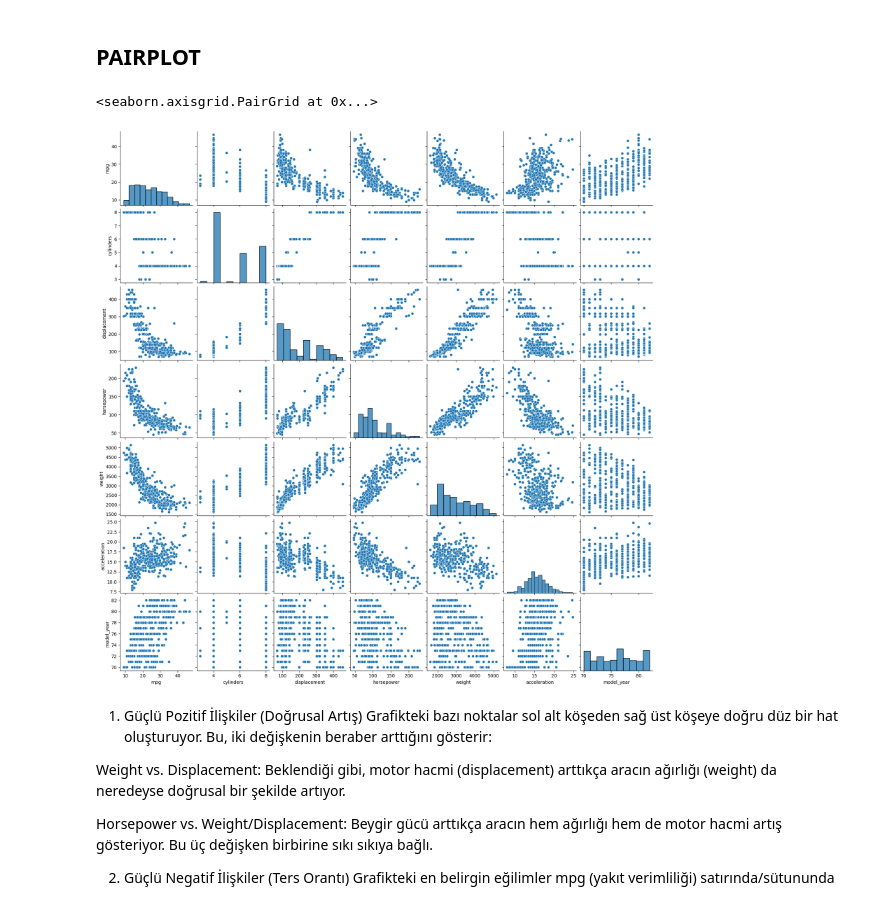
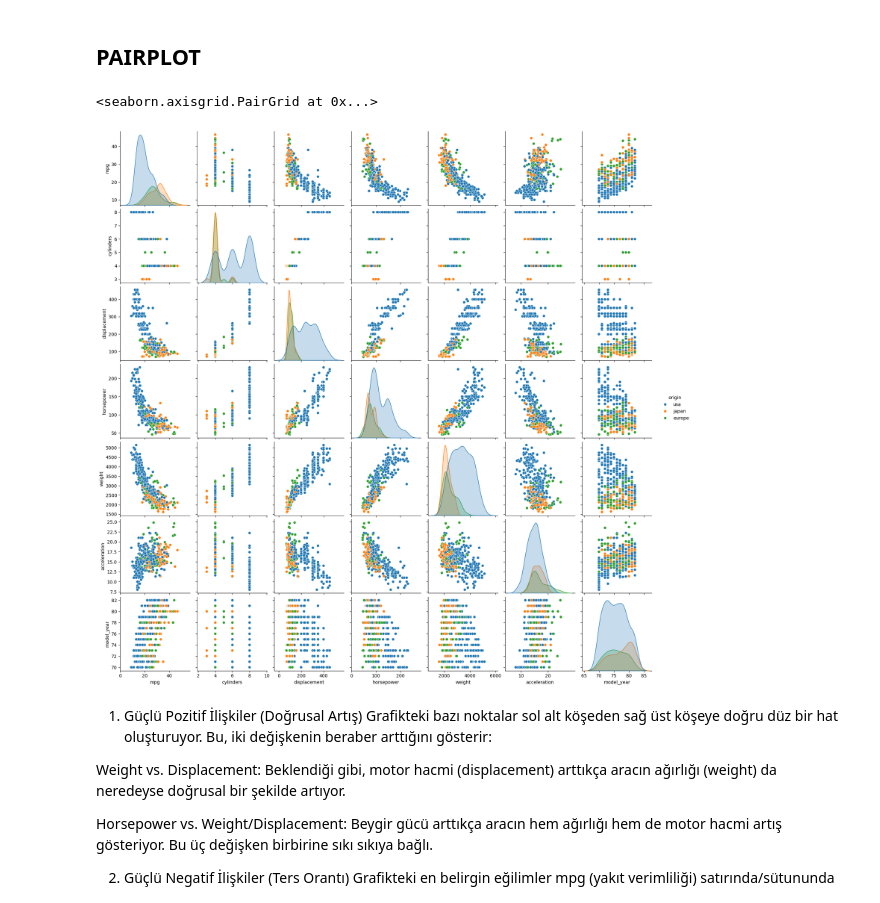
Before and after one commit to JaneBlue-Algorithm/MPG_Machine_Learning_Full_Stack_Project, a Jupyter notebook: project2.ipynb, the cells around one changed output. Cells and saved outputs as stored; diff of their text form; code cells hidden in the pictures.

```diff
--- a/project2.ipynb
+++ b/project2.ipynb
@@ -345,10 +345,10 @@ sns.scatterplot(data = df, x = 'mpg', y = 'horsepower')
 # %% [markdown]
 ## PAIRPLOT
 # %%
-sns.pairplot(df)
+sns.pairplot(df,hue = 'origin')
 # %% [output]
 <seaborn.axisgrid.PairGrid at 0x...>
-[figure, old version]
+[figure, new version]
 # %% [markdown]
 1. Güçlü Pozitif İlişkiler (Doğrusal Artış)
 Grafikteki bazı noktalar sol alt köşeden sağ üst köşeye doğru düz bir hat oluşturuyor. Bu, iki değişkenin beraber arttığını gösterir:
```
Also changed, not shown: parts of 20 cells of this notebook.
